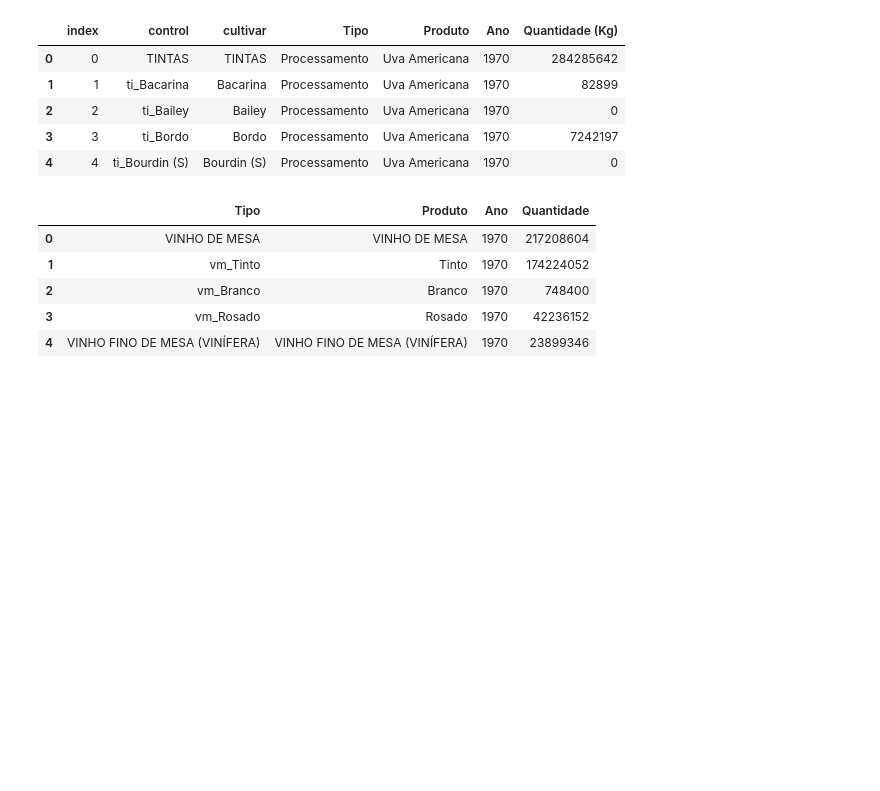
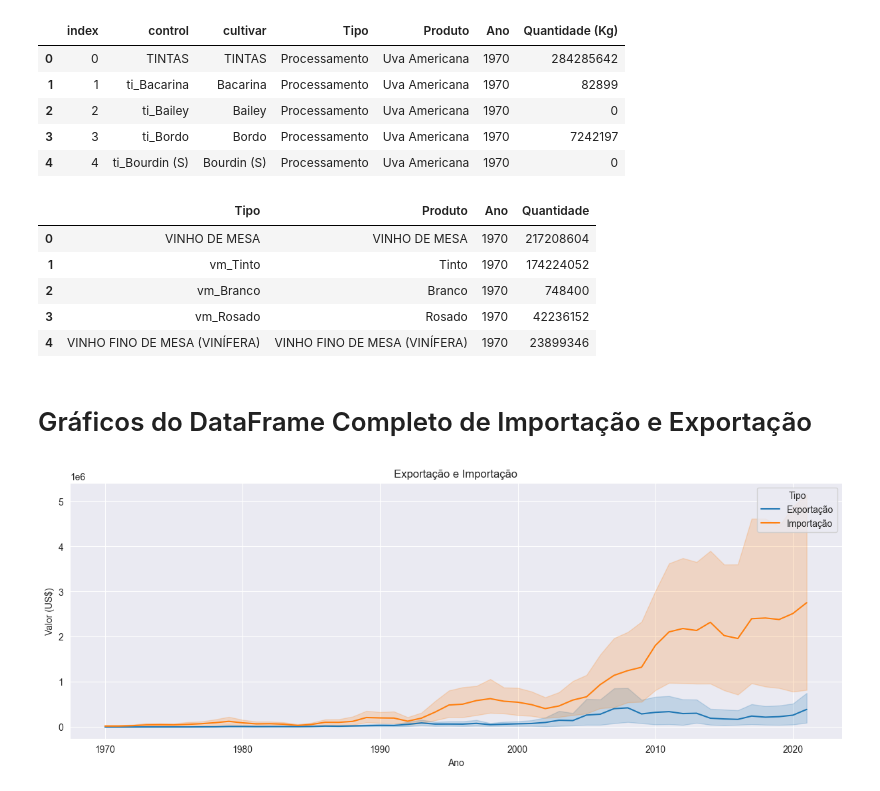
Before and after one commit to IgorNascAlves/Tech_Challenge_Fase01, a Jupyter notebook: notebooks/4 - explorando_todos_os_dados.ipynb, the cells around one changed output. Saved outputs shown, nothing was run; the diff lists cells and outputs as text; code cells hidden in the pictures; blank space fills up the shorter version.

Commit message:
gráficos

```diff
--- a/notebooks/4 - explorando_todos_os_dados.ipynb
+++ b/notebooks/4 - explorando_todos_os_dados.ipynb
@@ -40,3 +40,17 @@ df_Producao.head()
 | 2 | vm_Branco | Branco | 1970 | 748400 |
 | 3 | vm_Rosado | Rosado | 1970 | 42236152 |
 | 4 | VINHO FINO DE MESA (VINÍFERA) | VINHO FINO DE MESA (VINÍFERA) | 1970 | 23899346 |
+# %% [markdown]
+# Gráficos do DataFrame Completo de Importação e Exportação
+# %%
+#  graph time series df_Completo compare Tipo Exportação e Importação
+import matplotlib.pyplot as plt
+import seaborn as sns
+
+sns.set_style('darkgrid')
+plt.figure(figsize=(15, 5))
+plt.title('Exportação e Importação')
+sns.lineplot(x='Ano', y='Valor (US$)', hue='Tipo', data=df_Completo)
+plt.show()
+# %% [output]
+[figure, added]
```
Also changed, not shown: parts of 7 cells of this notebook.
